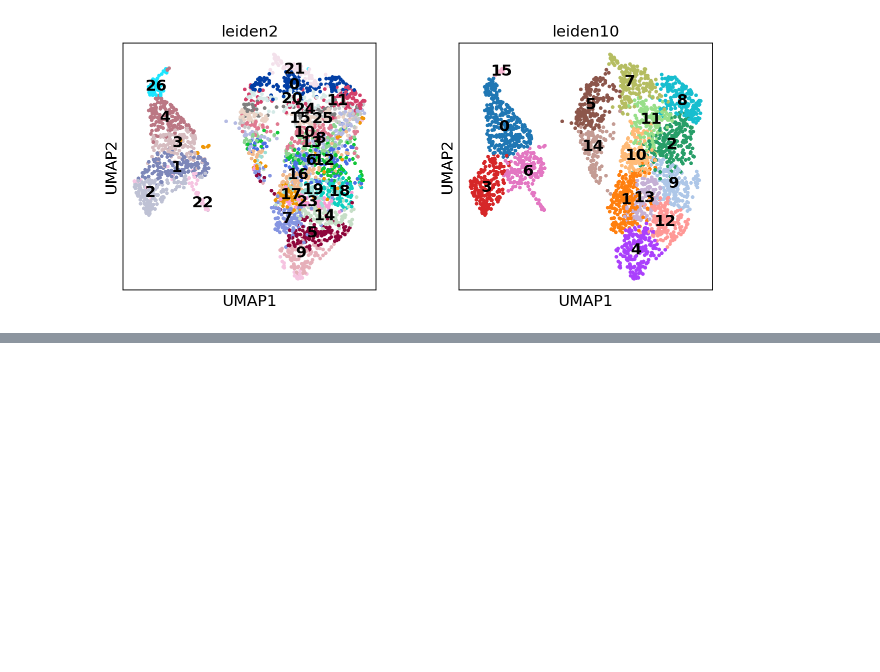
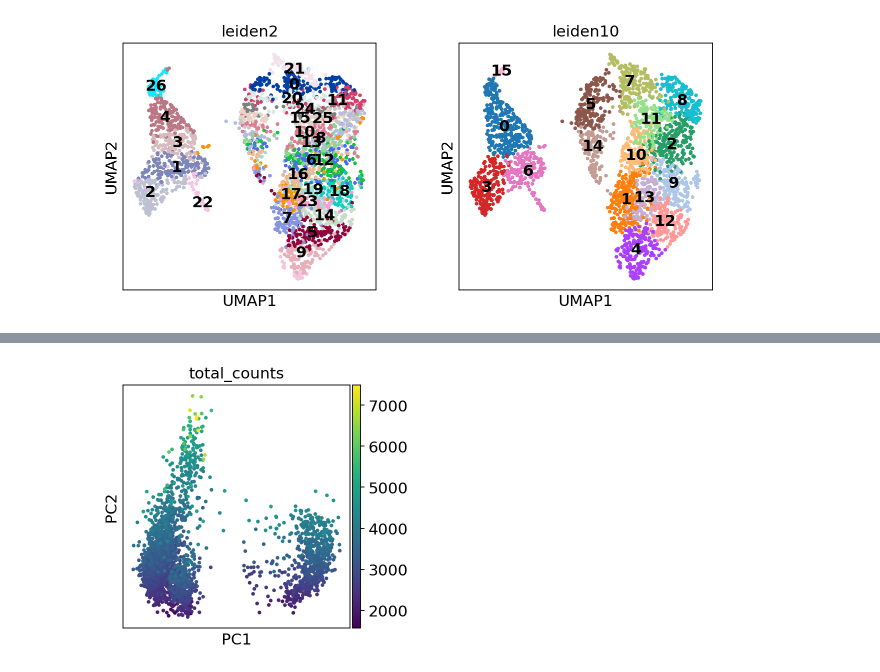
Before and after one commit to lucas-rdlr/rna-sequencing, a Jupyter notebook: notebooks/tutorial.ipynb, the cells around one changed output, grey strips where cells are left out. Drawn from its saved outputs; the diff is of its cells as text; code cells hidden in the pictures; blank space fills up the shorter version.

Commit message:
Imputation methods: ALRA, MAGIC and SinkHorn

```diff
--- a/notebooks/tutorial.ipynb
+++ b/notebooks/tutorial.ipynb
@@ -229,0 +239,6 @@ sc.pl.umap(
+# %%
+normalized = sc.pp.normalize_total(adata3, target_sum=None, inplace=False)
+adata3.layers["log1p_norm"] = sc.pp.log1p(normalized['X'], copy=True)
+A_norm = adata3.layers['log1p_norm'].toarray()
+k = choose_k(A_norm)
+A_alra = ALRA(A_norm, k)
@@ -229,0 +247,11 @@ sc.pl.umap(
+# %%
+aldata = ad.AnnData(A_alra)
+# %%
+aldata.obs_names = adata3.obs_names
+aldata.var_names = adata3.var_names
+# %%
+sc.pp.calculate_qc_metrics(aldata, percent_top=None, log1p=False, inplace=True)
+sc.tl.pca(aldata, svd_solver='arpack')
+sc.pl.pca(aldata, color='total_counts')
+# %% [output]
+[figure, added]
```
Also changed, not shown: parts of 17 cells of this notebook, 2 other files.
